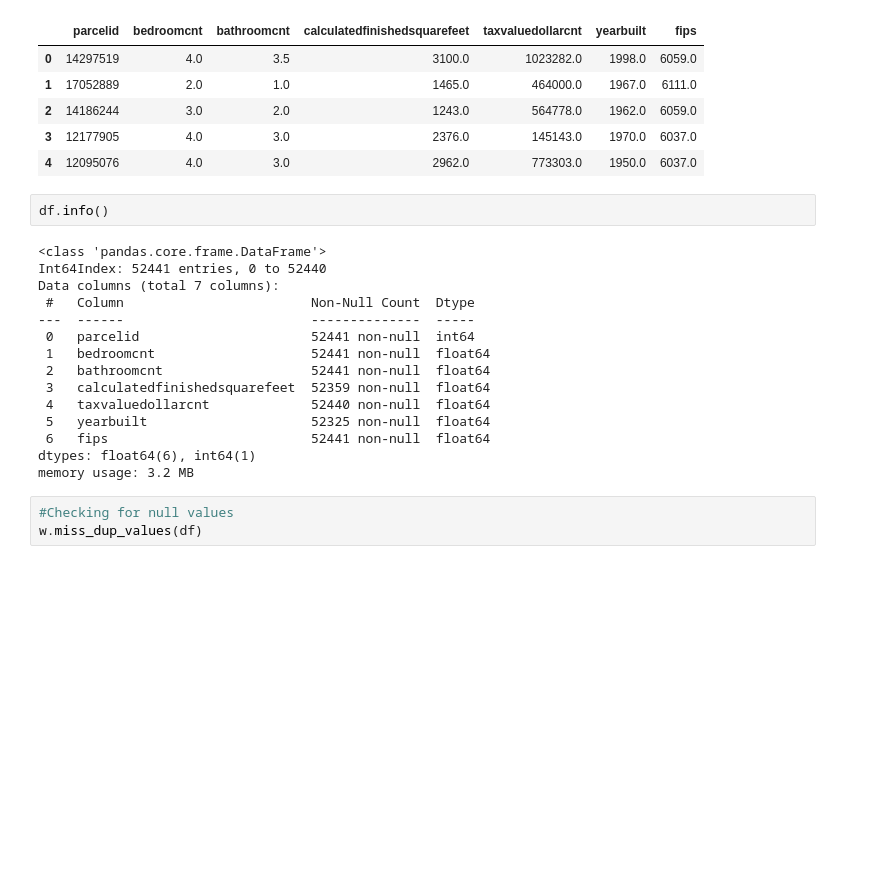
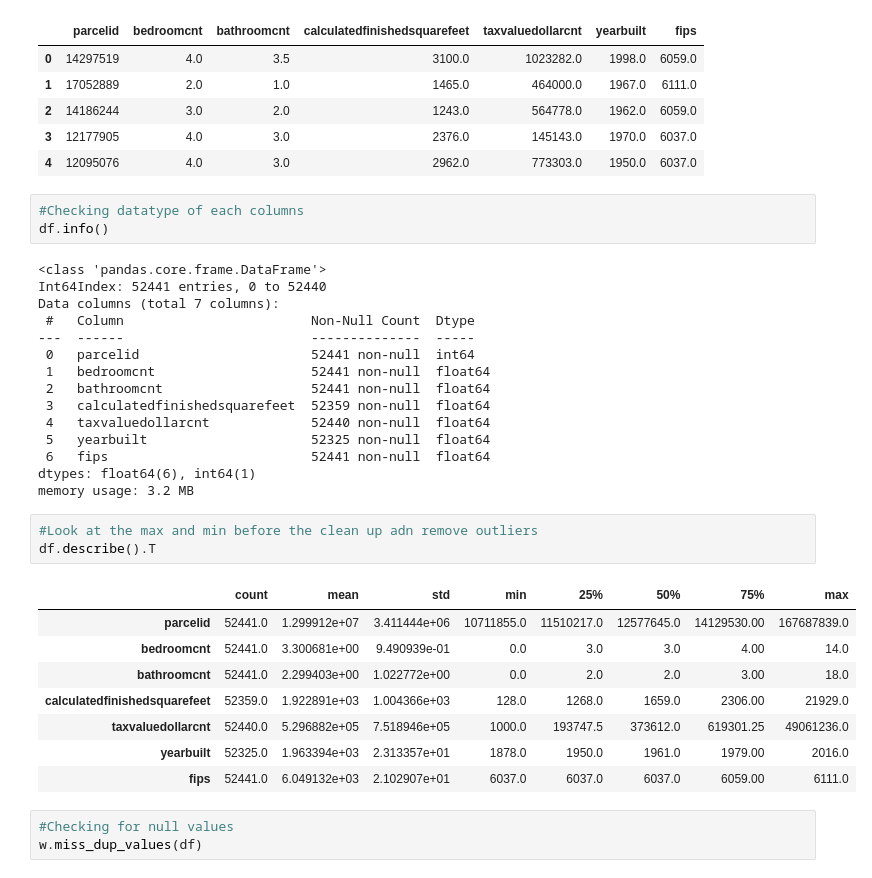
Before and after one commit to Olivert75/regression_project, a Jupyter notebook: final_notebook.ipynb, the cells around one changed output. Drawn from its saved outputs; the diff is of its cells as text; blank space fills up the shorter version.

```diff
--- a/final_notebook.ipynb
+++ b/final_notebook.ipynb
@@ -74,6 +74,7 @@ df.head()
 | 3 | 12177905 | 4.0 | 3.0 | 2376.0 | 145143.0 | 1970.0 | 6037.0 |
 | 4 | 12095076 | 4.0 | 3.0 | 2962.0 | 773303.0 | 1950.0 | 6037.0 |
 # %%
+#Checking datatype of each columns
 df.info()
 # %% [output]
 <class 'pandas.core.frame.DataFrame'>
@@ -90,6 +91,18 @@ Data columns (total 7 columns):
  6   fips                          52441 non-null  float64
 dtypes: float64(6), int64(1)
 memory usage: 3.2 MB
+# %%
+#Look at the max and min before the clean up adn remove outliers
+df.describe().T
+# %% [output]
+|  | count | mean | std | min | 25% | 50% | 75% | max |
+| parcelid | 52441.0 | 1.299912e+07 | 3.411444e+06 | 10711855.0 | 11510217.0 | 12577645.0 | 14129530.00 | 167687839.0 |
+| bedroomcnt | 52441.0 | 3.300681e+00 | 9.490939e-01 | 0.0 | 3.0 | 3.0 | 4.00 | 14.0 |
+| bathroomcnt | 52441.0 | 2.299403e+00 | 1.022772e+00 | 0.0 | 2.0 | 2.0 | 3.00 | 18.0 |
+| calculatedfinishedsquarefeet | 52359.0 | 1.922891e+03 | 1.004366e+03 | 128.0 | 1268.0 | 1659.0 | 2306.00 | 21929.0 |
+| taxvaluedollarcnt | 52440.0 | 5.296882e+05 | 7.518946e+05 | 1000.0 | 193747.5 | 373612.0 | 619301.25 | 49061236.0 |
+| yearbuilt | 52325.0 | 1.963394e+03 | 2.313357e+01 | 1878.0 | 1950.0 | 1961.0 | 1979.00 | 2016.0 |
+| fips | 52441.0 | 6.049132e+03 | 2.102907e+01 | 6037.0 | 6037.0 | 6037.0 | 6059.00 | 6111.0 |
 # %%
 #Checking for null values
 w.miss_dup_values(df)
```
Also changed, not shown: parts of 24 cells of this notebook.
